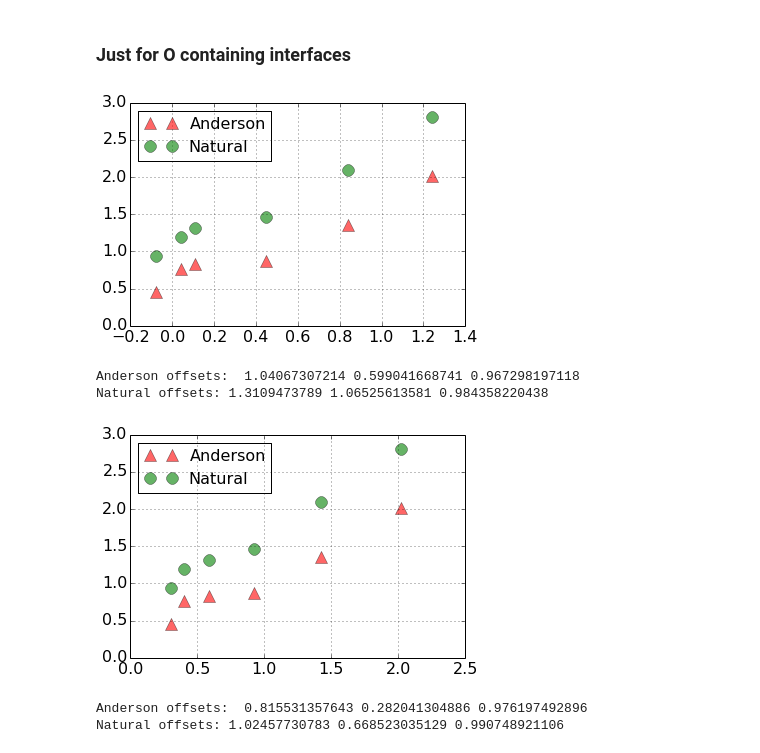
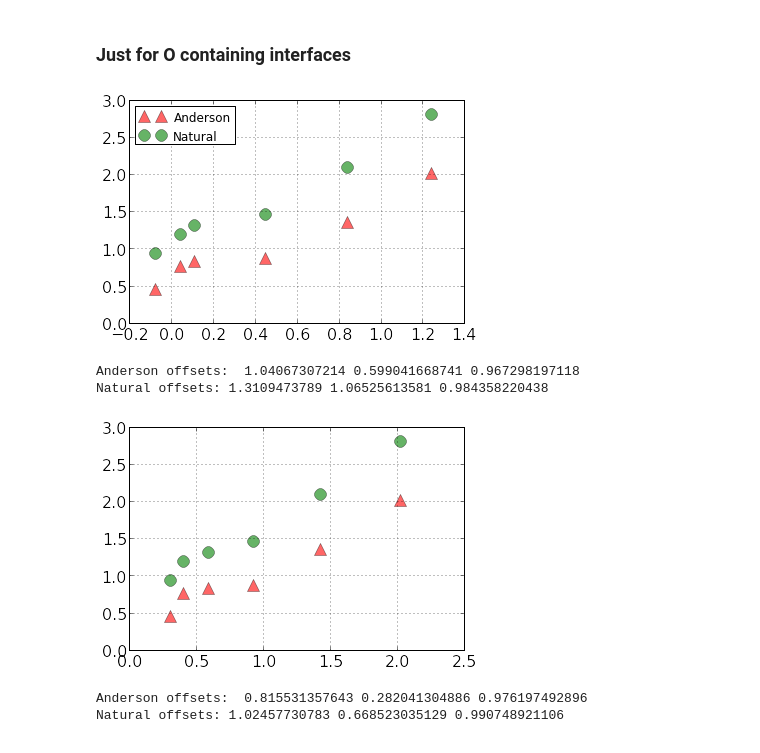
Before and after one commit to keeeto/fitting, a Jupyter notebook: Untitled.ipynb, the cells around one changed output. Saved outputs shown, nothing was run; the diff lists cells and outputs as text; code cells hidden in the pictures.

```diff
--- a/Untitled.ipynb
+++ b/Untitled.ipynb
@@ -370,17 +371,17 @@ for line in data:
 # %%
 c_o = [slab[0],slab[1],slab[2],slab[4],slab[6],slab[7]]
 ander_o = [ander[0],ander[1],ander[2],ander[4],ander[6],ander[7]]
 natu_o = [natu[0],natu[1],natu[2],natu[4],natu[6],natu[7]]
 ln1 = plt.plot(c_o,ander_o,'^',alpha=0.6,label='Anderson',c='r')
 ln2 = plt.plot(c_o,natu_o,'o',alpha=0.6,label='Natural',c='g')
 ln1[0].set_markersize(12)
 ln2[0].set_markersize(12)
-plt.legend(loc=2, fontsize=16)
+plt.legend(loc=2)
 plt.grid(True)
 plt.show()
 plt.show()
 # %% [output]
-[figure, old version]
+[figure, new version]
 # %%
 slope, intercept, r_value, p_value, std_err = stats.linregress(c_o,ander_o)
 print 'Anderson offsets: ', slope, intercept, r_value
@@ -397,12 +398,11 @@ ln1 = plt.plot(c_o,ander_o,'^',alpha=0.6,label='Anderson',c='r')
 ln2 = plt.plot(c_o,natu_o,'o',alpha=0.6,label='Natural',c='g')
 ln1[0].set_markersize(12)
 ln2[0].set_markersize(12)
-plt.legend(loc=2, fontsize=16)
 plt.grid(True)
 plt.show()
 plt.show()
 # %% [output]
-[figure, old version]
+[figure, new version]
 # %%
 slope, intercept, r_value, p_value, std_err = stats.linregress(c_o,ander_o)
 print 'Anderson offsets: ', slope, intercept, r_value
```
Also changed, not shown: parts of 23 cells of this notebook.
